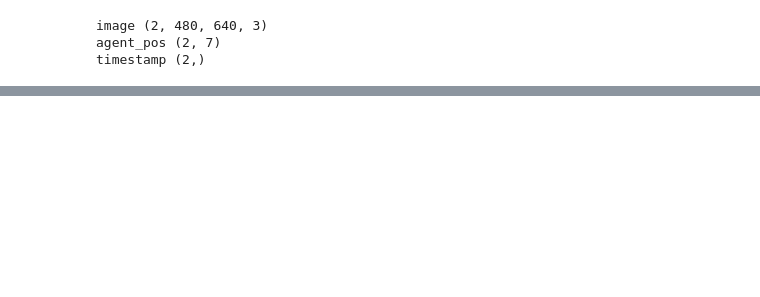
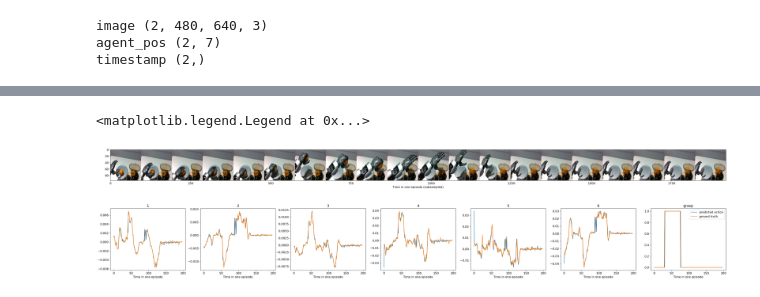
Before and after one commit to vpnasdfghjkl/diffusion, a Jupyter notebook: eval_real_robot_kuavo.ipynb, the cells around one changed output, grey strips where cells are left out. Saved outputs shown, nothing was run; the diff lists cells and outputs as text; code cells hidden in the pictures; blank space fills up the shorter version.

Commit message:
add diffusion validation picture vs octo

```diff
--- a/eval_real_robot_kuavo.ipynb
+++ b/eval_real_robot_kuavo.ipynb
@@ -6,6 +3,6 @@ ERROR: file:/// does not appear to be a Python project: neither 'setup.py' nor '
 # %%
-input="/app/data/outputs/2024.09.22/07.35.36_train_diffusion_unet_hybrid_pusht_image/checkpoints/latest.ckpt"
-output="/app/data/outputs/2024.09.22/07.35.36_train_diffusion_unet_hybrid_pusht_image/checkpoints/output"
+input="/app/data/outputs/2024.09.26/21.36.41_train_diffusion_unet_image_first_task/checkpoints/latest.ckpt"
+output="/app/data/outputs/2024.09.26/20.43.00_train_diffusion_unet_image_first_task/checkpoints/output"
 robot_ip="192.168.0.204"
 match_dataset="/app/data/pusht_real/real_pusht_20230105"
 match_episode=None
@@ -271,0 +318,36 @@ executing actions: (15, 7)
+# %%
+import matplotlib.pyplot as plt
+
+ACTION_DIM_LABELS = ['1', '2', '3', '4', '5', '6','grasp']
+
+# build image strip to show above actions
+img_strip = np.concatenate(np.array(images[::10]), axis=1)
+
+# set up plt figure
+figure_layout = [
+    ['image'] * len(ACTION_DIM_LABELS),
+    ACTION_DIM_LABELS
+]
+
+plt.rcParams.update({'font.size': 12})
+fig, axs = plt.subplot_mosaic(figure_layout)
+fig.set_size_inches([45, 10])
+
+# plot actions
+pred_actions = np.array(pred_actions).squeeze()
+true_actions = np.array(true_actions).squeeze()
+true_states=np.array(true_states).squeeze()
+for action_dim, action_label in enumerate(ACTION_DIM_LABELS):
+  # actions have batch, horizon, dim, in this example we just take the first action for simplicity
+  axs[action_label].plot(pred_actions[:, 0, action_dim], label='predicted action')
+  axs[action_label].plot(true_actions[:, action_dim], label='ground truth')
+  # axs[action_label].plot(true_states[:, action_dim], label='ground truth state')
+  axs[action_label].set_title(action_label)
+  axs[action_label].set_xlabel('Time in one episode')
+
+axs['image'].imshow(img_strip)
+axs['image'].set_xlabel('Time in one episode (subsampled)')
+plt.legend()
+# %% [output]
+<matplotlib.legend.Legend at 0x...>
+[figure, added]
```
Also changed, not shown: parts of 7 cells of this notebook, 3 other files.
